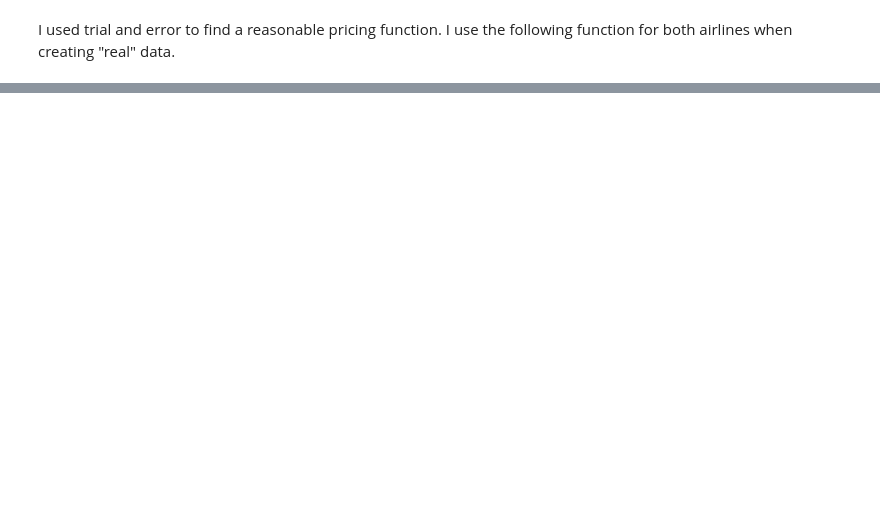
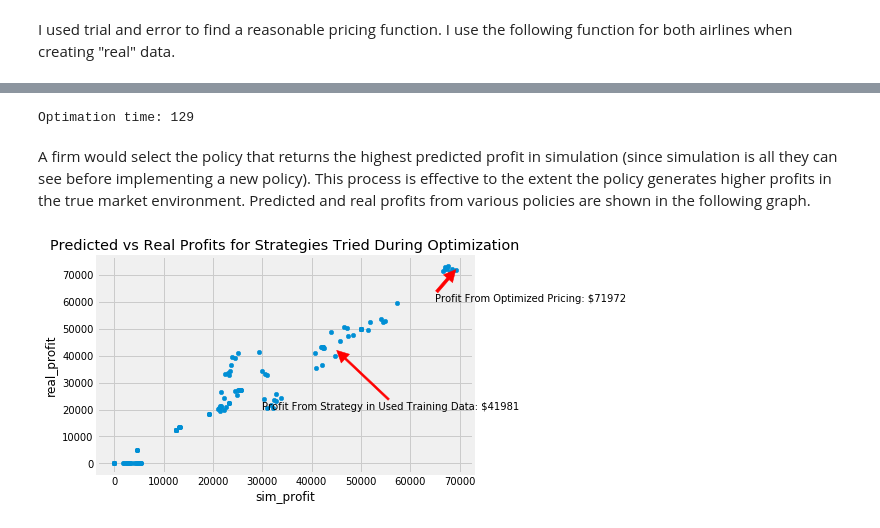
Before and after one commit to Mustapha-Wasseja/sem_policy_opt, a Jupyter notebook: main.ipynb, the cells around one changed output, grey strips where cells are left out. Drawn from its saved outputs; the diff is of its cells as text; code cells hidden in the pictures; blank space fills up the shorter version.

```diff
--- a/main.ipynb
+++ b/main.ipynb
@@ -228,0 +246,47 @@ Everything below is currently in-progress. Looking at RL with the `stable_baseli
+# %%
+from collections import OrderedDict
+from itertools import product
+from time import time
+from sem_policy_opt.diagnostics import pricing_fn_creator
+
+optim_results = []
+intercepts = np.linspace(0, 200, 4)
+demand_signal_mults = np.linspace(0, 1, 4)
+days_before_flight_mults = np.linspace(0, 1, 4)
+seats_avail_mults = np.linspace(-1, 0, 4)
+competitor_full_mults = np.linspace(0, 100, 4)
+price_floors = np.array([0, 50])
+
+pricing_combinations = product(intercepts, demand_signal_mults, days_before_flight_mults,
+                               seats_avail_mults, competitor_full_mults, price_floors)
+
+optim_start_time = time()
+for params in pricing_combinations:
+    pricing_fn = pricing_fn_creator(*params)
+    mean_sim_reward = run_env(sim_market, pricing_fn, n_times=5)[0].mean()
+    mean_real_reward = run_env(real_market, pricing_fn, n_times=5)[0].mean()
+
+    optim_results.append(OrderedDict(intercept=params[0],
+                                     demand_signal_mult=params[1],
+                                     days_before_flight_mult=params[2],
+                                     seats_avail_mult=params[3],
+                                     competitor_full_mult=params[4],
+                                     price_floor=params[5],
+                                     sim_profit=mean_sim_reward,
+                                     real_profit=mean_real_reward))
+
+optim_results_df = pd.DataFrame(optim_results)
+print("Optimation time: {}".format(int(time()-optim_start_time)))
+# %% [output]
+Optimation time: 129
+# %% [markdown]
+A firm would select the policy that returns the highest predicted profit in simulation (since simulation is all they can see before implementing a new policy). This process is effective to the extent the policy generates higher profits in the true market environment. Predicted and real profits from various policies are shown in the following graph.
+# %%
+from sem_policy_opt.diagnostics import plot_optim_results
+
+
+plot_optim_results(optim_results_df,
+                   baseline_real_profits=val_profits.mean(),
+                   baseline_sim_profits=simple_price_sim_profits.mean())
+# %% [output]
+[figure, added]
```
Also changed, not shown: parts of 24 cells of this notebook, 2 other files.
